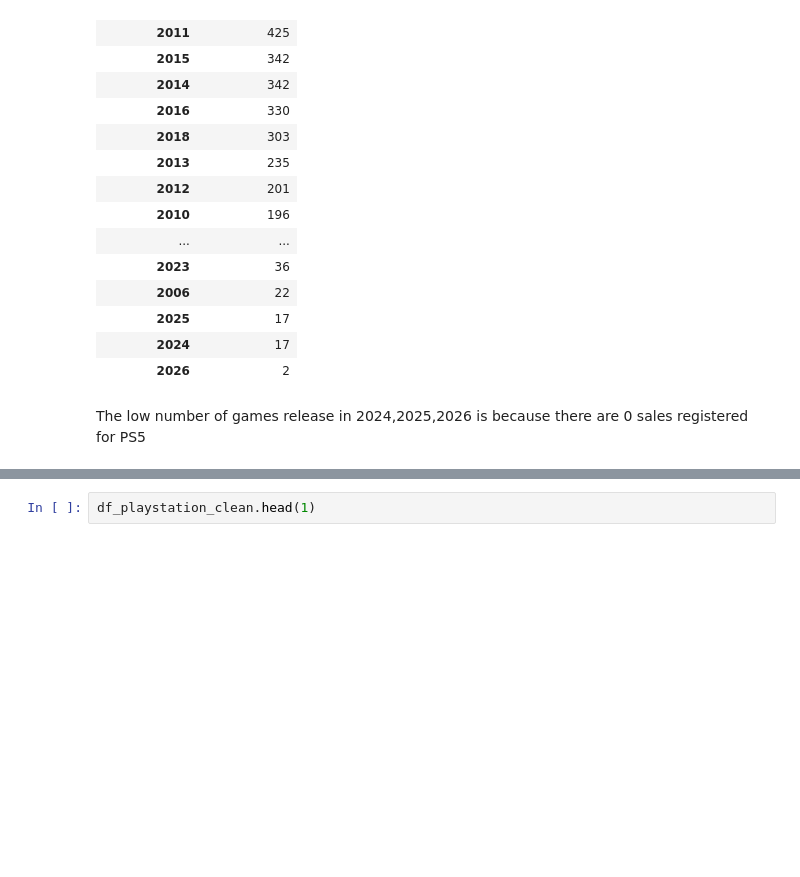
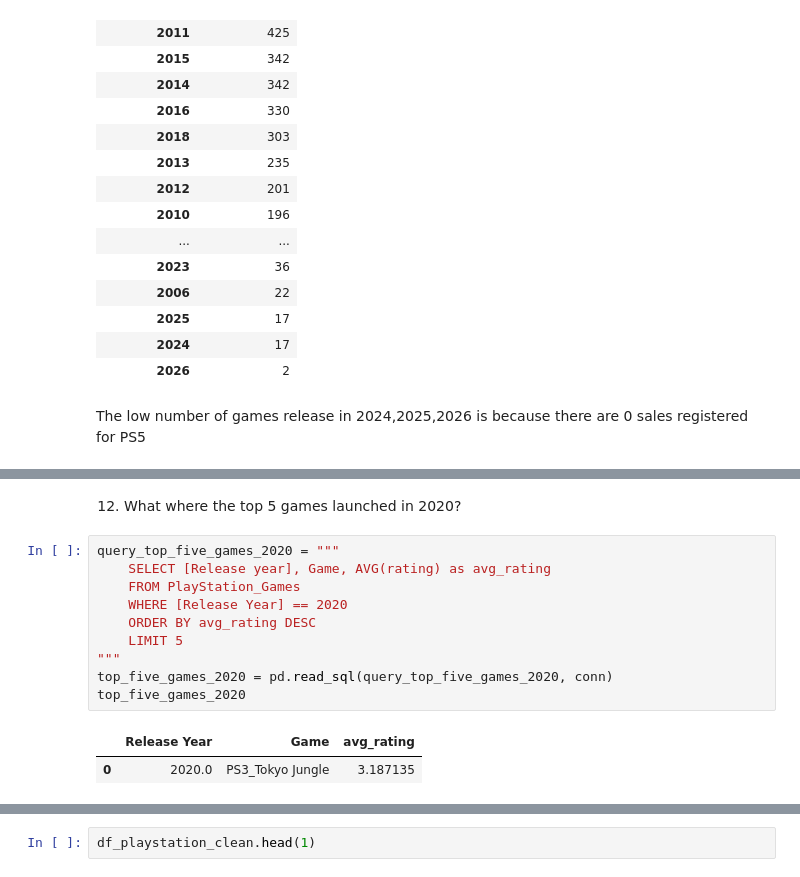
Before and after one commit to CalinP1/Playstation_work, a Jupyter notebook: PlayStation_Data_report.ipynb, the cells around one changed output, grey strips where cells are left out. Cells and saved outputs as stored; diff of their text form; blank space fills up the shorter version.

```diff
--- a/PlayStation_Data_report.ipynb
+++ b/PlayStation_Data_report.ipynb
@@ -729,0 +762,15 @@ The low number of games release in 2024,2025,2026 is because there are 0 sales r
+# %% [markdown]
+12) What where the top 5 games launched in 2020?
+# %%
+query_top_five_games_2020 = """
+    SELECT [Release year], Game, AVG(rating) as avg_rating
+    FROM PlayStation_Games
+    WHERE [Release Year] == 2020
+    ORDER BY avg_rating DESC
+    LIMIT 5
+"""
+top_five_games_2020 = pd.read_sql(query_top_five_games_2020, conn)
+top_five_games_2020
+# %% [output]
+|  | Release Year | Game | avg_rating |
+| 0 | 2020.0 | PS3_Tokyo Jungle | 3.187135 |
```
Also changed, not shown: parts of 18 cells of this notebook.
